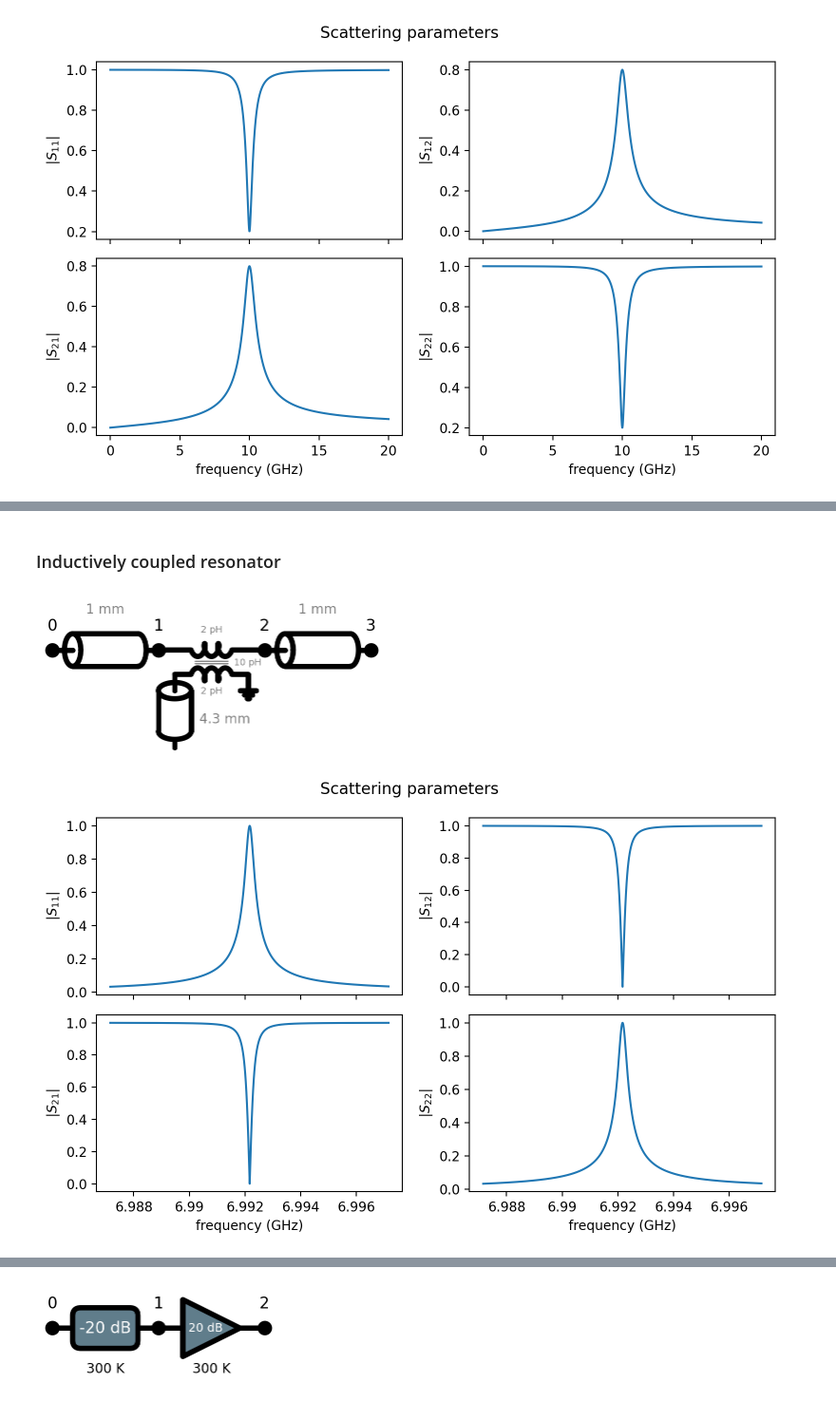
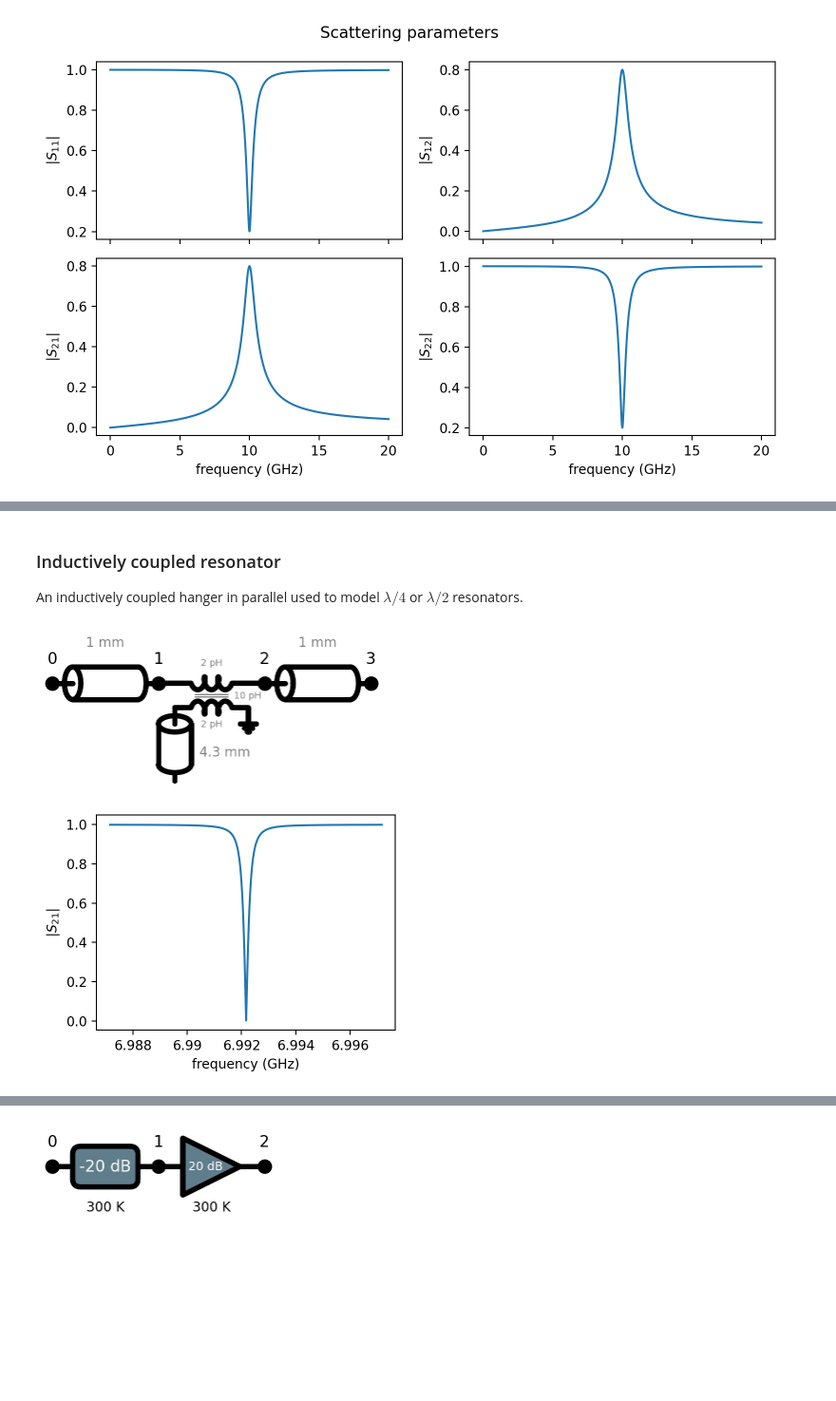
Before and after one commit to jorgemfm27/Network_analysis, a Jupyter notebook: tutorial_nb.ipynb, the cells around one changed output, grey strips where cells are left out. Shown at 95% size. Cells and saved outputs as stored; diff of their text form; code cells hidden in the pictures; blank space fills up the shorter version.

```diff
--- a/tutorial_nb.ipynb
+++ b/tutorial_nb.ipynb
@@ -93,23 +140,25 @@ s11, s12, s21, s22 = network.get_S_parameters(frequency=np.linspace(-5e6, 5e6,10
 # %% [markdown]
 ### Inductively coupled resonator
+
+An inductively coupled hanger in parallel used to model $\lambda/4$ or $\lambda/2$ resonators.
 # %%
 # compute length required for lambda.4 resonator
 f0 = 7e9
 resonator_length = vp/4/f0
 # correction to resonator frequency from capacitor
 L = 2e-12 # inductor value
 M = 1e-11 # mutual inductance between inductors value
 f_corr = f0 - 4*L/Z0*f0**2
 
 # setup network instance
 network = nt.Network(Zgen=Z0)
 network.add_transmission_line(length=1e-3, Z0=Z0, phase_velocity=vp)
 network.add_inductively_coupled_hanger(length=resonator_length, Z0=Z0, phase_velocity=vp,
                                        L_line=L, L_hanger=L, M_inductance=M, Z_termination=1e10)
 network.add_transmission_line(length=1e-3, Z0=Z0, phase_velocity=vp)
 network.draw_network()
 
-s11, s12, s21, s22 = network.get_S_parameters(frequency=np.linspace(-5e6, 5e6,10000)+f_corr , plot=True)
+s11, s12, s21, s22 = network.get_S_parameters(frequency=np.linspace(-5e6, 5e6,10000)+f_corr , plot='s21')
 # %% [output]
 [figure]
-[figure, old version]
+[figure, new version]
```
Also changed, not shown: parts of 28 cells of this notebook, 3 other files.
